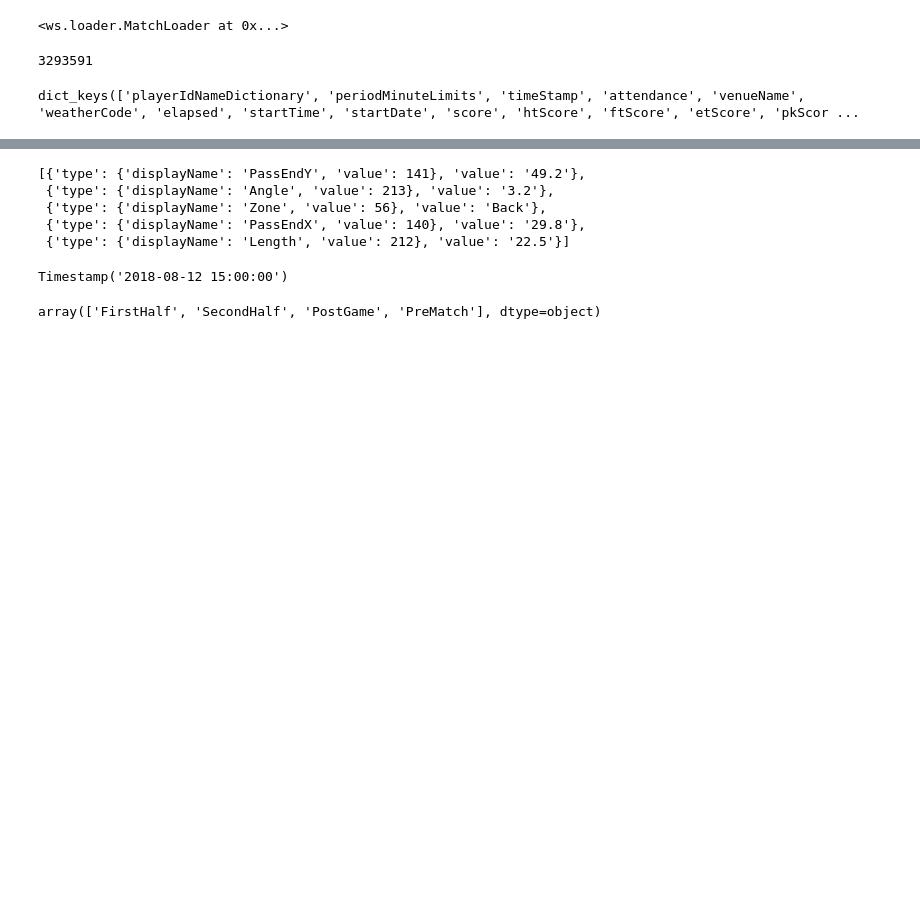
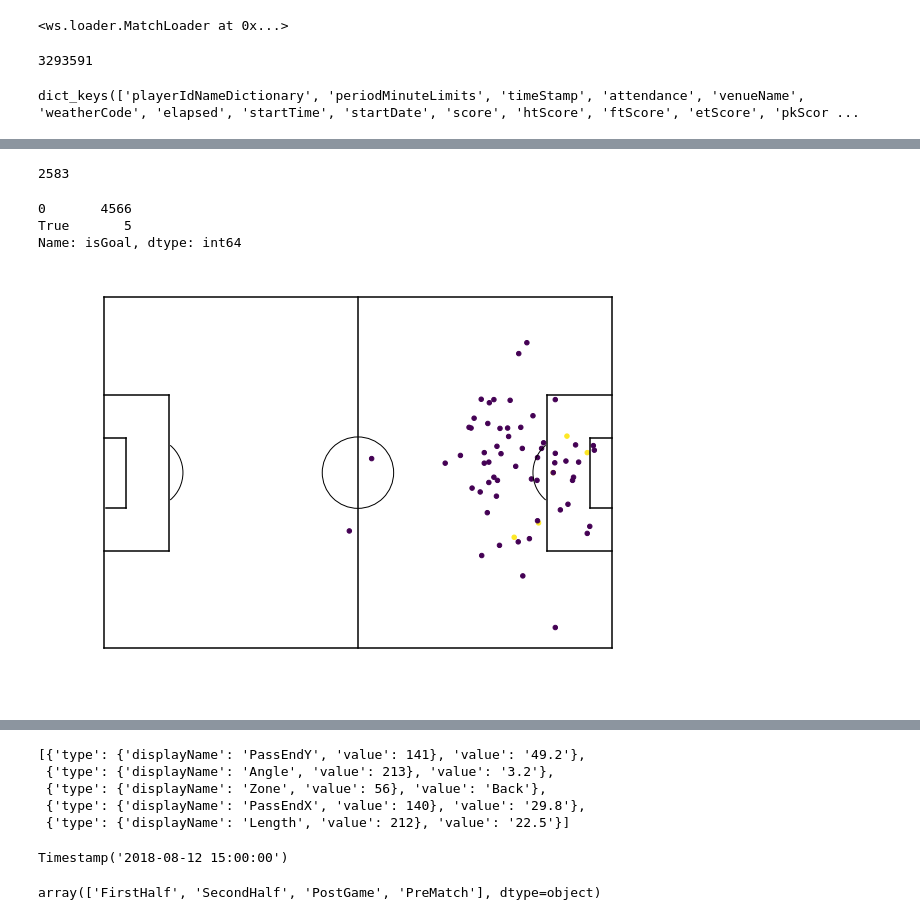
Before and after one commit to sdonoso23/ws, a Jupyter notebook: notebooks/003-importmatch.ipynb, the cells around one changed output, grey strips where cells are left out. Drawn from its saved outputs; the diff is of its cells as text; code cells hidden in the pictures; blank space fills up the shorter version.

```diff
--- a/notebooks/003-importmatch.ipynb
+++ b/notebooks/003-importmatch.ipynb
@@ -133,0 +177,2 @@ c = DB["events"].find({"wsMatchId":{"$in":ids}})
+# %%
+modric = list(DB["events"].find({"playerId":25657}))
@@ -133,0 +203,6 @@ c = DB["events"].find({"wsMatchId":{"$in":ids}})
+# %%
+len(aaa)
+# %% [output]
+2583
+# %%
+df = pd.DataFrame(modric)
@@ -133,0 +272,18 @@ c = DB["events"].find({"wsMatchId":{"$in":ids}})
+# %%
+df = df[df["wsMatchId"] == 969899]
+# %%
+df[["x","y","isGoal"]].fillna(0)["isGoal"]
+# %% [output]
+0       4566
+True       5
+Name: isGoal, dtype: int64
+# %%
+%matplotlib inline
+ax = createPitch()
+df["x"] = df["x"]*1.3
+df["y"] = df["y"]*0.9
+df[["x","y","isGoal","isShot"]][df["isShot"] == True].fillna(False).plot.scatter(x="x",y="y",c="isGoal",ax=ax,figsize=(10,20),colorbar=False,colormap="viridis")
+ax.set_aspect("equal")
+plt.show()
+# %% [output]
+[figure, added]
```
Also changed, not shown: parts of 37 cells of this notebook, 2 other files.
